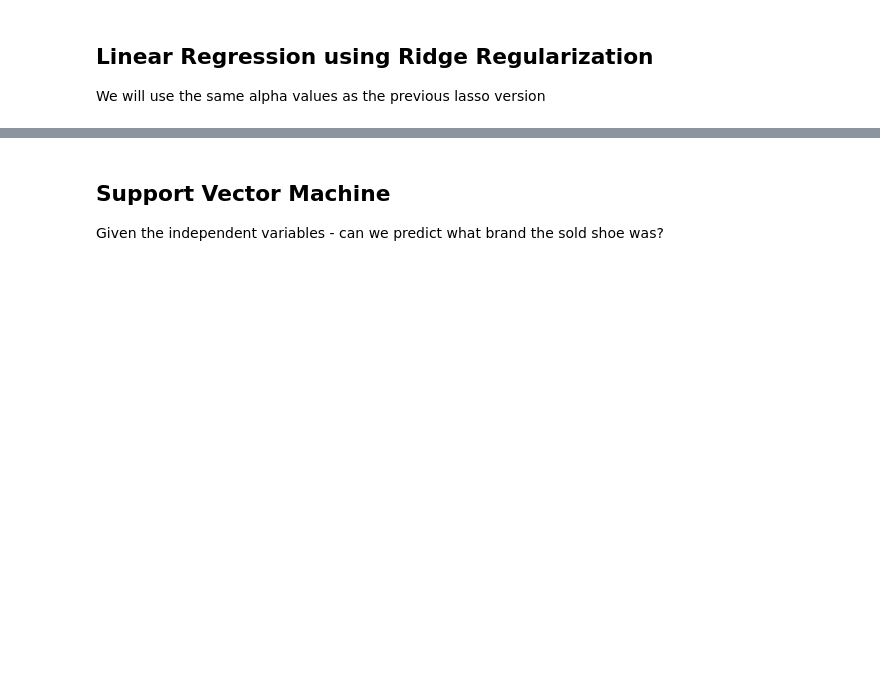
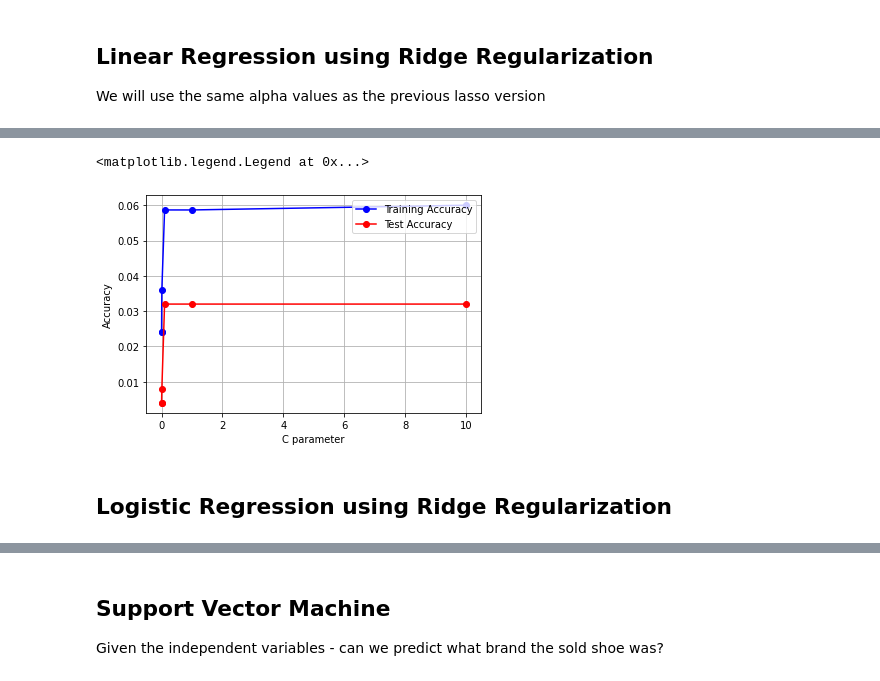
Before and after one commit to Niangmodou/CS-4563-Project, a Jupyter notebook: CS4563Project.ipynb, the cells around one changed output, grey strips where cells are left out. Cells and saved outputs as stored; diff of their text form; code cells hidden in the pictures; blank space fills up the shorter version.

Commit message:
finished with lasso and ridge for logistic(maybe)

```diff
--- a/CS4563Project.ipynb
+++ b/CS4563Project.ipynb
@@ -211,0 +202,4 @@ KeyboardInterrupt:
+# %%
+acc_train_logreg = []
+acc_test_logreg = []
+c_logreg = []
@@ -211,0 +249,13 @@ KeyboardInterrupt:
+# %%
+plt.plot(c_logreg, acc_train_logreg, 'bo-')
+plt.plot(c_logreg, acc_test_logreg,'ro-')
+plt.xlabel("C parameter")
+plt.ylabel('Accuracy')
+plt.grid()
+
+plt.legend(['Training Accuracy', 'Test Accuracy'], loc='upper right')
+# %% [output]
+<matplotlib.legend.Legend at 0x...>
+[figure, added]
+# %% [markdown]
+## Logistic Regression using Ridge Regularization
```
Also changed, not shown: parts of 17 cells of this notebook, 1 other file.
